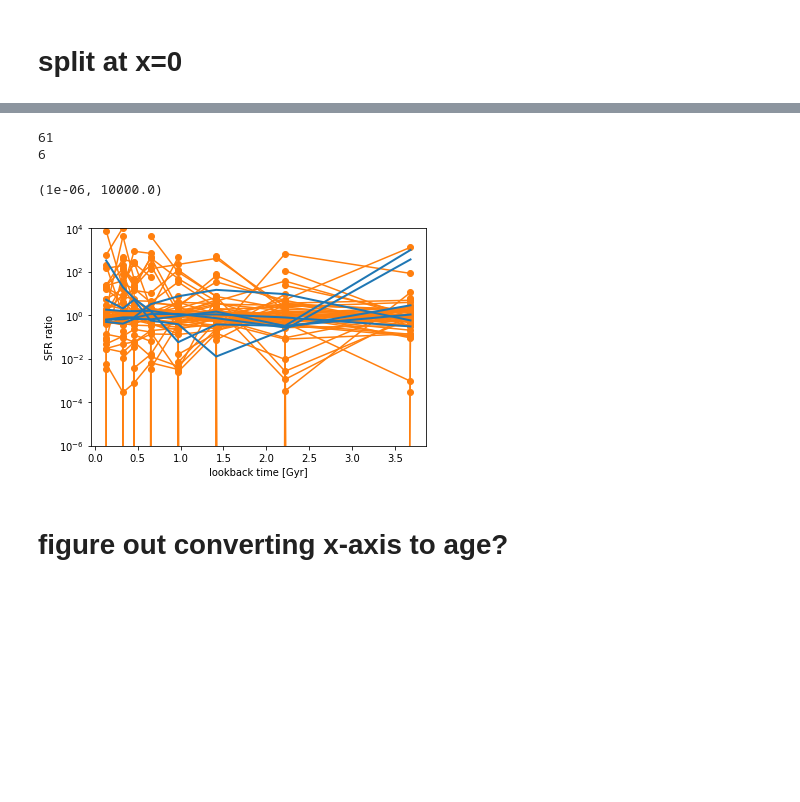
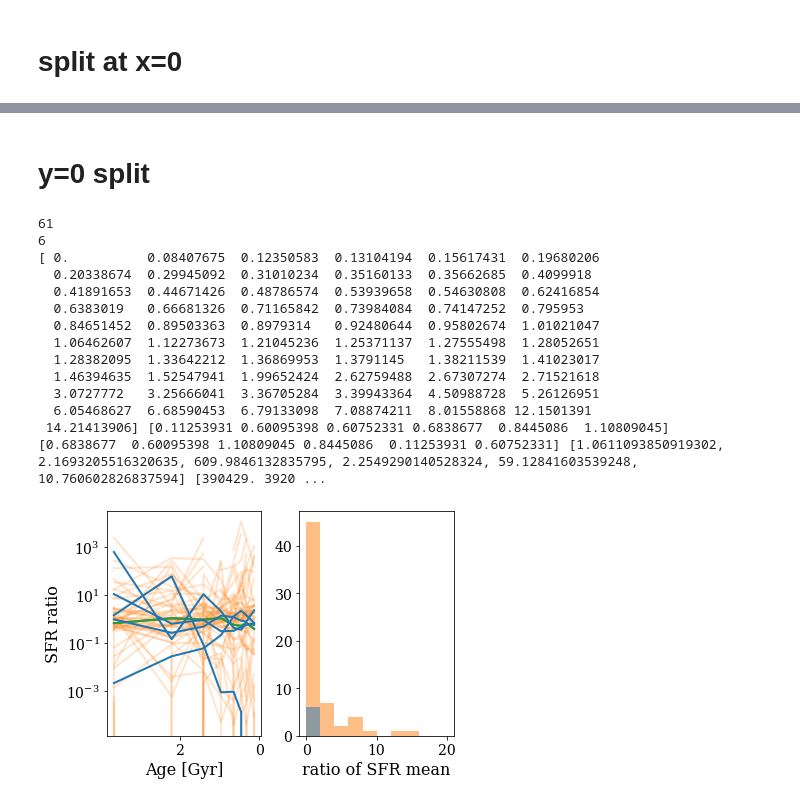
Before and after one commit to ekta1224/IllustrisAD, a Jupyter notebook: phast/SFR_ratios_Cycle29.ipynb, the cells around one changed output, grey strips where cells are left out. Cells and saved outputs as stored; diff of their text form; code cells hidden in the pictures; blank space fills up the shorter version.

```diff
--- a/phast/SFR_ratios_Cycle29.ipynb
+++ b/phast/SFR_ratios_Cycle29.ipynb
@@ -1,6 +1,7 @@
 # %%
 import numpy as np
 %pylab inline
+plt.style.use('plotting')
 # %% [output]
 Populating the interactive namespace from numpy and matplotlib
 # %% [markdown]
@@ -8,34 +91,71 @@ Populating the interactive namespace from numpy and matplotlib
+# %% [markdown]
+# y=0 split
 # %%
 plt.figure()
-
+ax = subplot(121)
+ax2 = subplot(122)
 ids0 = np.loadtxt('M31analogs_noMM8Gyr_mstar.txt') #61
 print(len(ids0))
+
+noMM_max = []
+MM_max = []
+
+noMM_avg = []
+MM_avg = []
+
 for id in ids0:
     id = int(id)
-    data = np.loadtxt('%s_SFR_time_avg_norecentMM_x0split.txt'%id)
+    data = np.loadtxt('%s_SFR_time_avg_norecentMM_y0split.txt'%id)
     ratio = data[:,1]/data[:,2]
+    noMM_avg.append(np.mean(data[:,1])/np.mean(data[:,2]))
     times = list(data[:,0])
-    plt.plot(times,ratio, 'o-',color='C1')
+    noMM_max.append(np.max(ratio))
+    ax.plot(times,ratio,color='C1',alpha=0.2)
 
 ids = np.loadtxt('M31analogs_MM1_4Gyr_mstar.txt')
 print(len(ids))
 
 for id in ids:
     id = int(id)
-    data = np.loadtxt('%s_SFR_time_avg_recentMM_x0split.txt'%id)
+    data = np.loadtxt('%s_SFR_time_avg_recentMM_y0split.txt'%id)
     ratio = data[:,1]/data[:,2]
+    MM_avg.append(np.mean(data[:,1])/np.mean(data[:,2]))
     times = list(data[:,0])
-    plt.plot(times,ratio,color='C0', lw=2)
+    MM_max.append(np.max(ratio))
+    ax.plot(times,ratio,color='C0', lw=2)
+    if id == 390429:
+        ax.plot(times,ratio,color='C2', lw=2)
 
-plt.yscale("log")
-#plt.legend()
-plt.xlabel('lookback time [Gyr]')
-plt.ylabel('SFR ratio')
-plt.ylim(1e-6, 1e4)
+ax.set_yscale("log")
+ax.invert_xaxis()
+ax.set_xlabel('Age [Gyr]')
+ax.set_ylabel('SFR ratio')
+#ax.set_ylim(0,10000)
+
+
+
+noMM_avg = np.nan_to_num(noMM_avg)
+MM_avg = np.nan_to_num(MM_avg)
+ax2.hist(noMM_avg, bins=10,range=(0,20), color='C1',alpha=0.5)
+ax2.hist(MM_avg, bins=10, range=(0,20),color='C0',alpha=0.5)
+ax2.set_xlabel('ratio of SFR mean')
+
+print(np.sort(noMM_avg), np.sort(MM_avg))
+print(MM_avg, MM_max, ids)
+plt.tight_layout()
 # %% [output]
 61
 6
+[ 0.          0.08407675  0.12350583  0.13104194  0.15617431  0.19680206
+  0.20338674  0.29945092  0.31010234  0.35160133  0.35662685  0.4099918
+  0.41891653  0.44671426  0.48786574  0.53939658  0.54630808  0.62416854
+  0.6383019   0.66681326  0.71165842  0.73984084  0.74147252  0.795953
+  0.84651452  0.89503363  0.8979314   0.92480644  0.95802674  1.01021047
+  1.06462607  1.12273673  1.21045236  1.25371137  1.27555498  1.28052651
+  1.28382095  1.33642212  1.36869953  1.3791145   1.38211539  1.41023017
+  1.46394635  1.52547941  1.99652424  2.62759488  2.67307274  2.71521618
+  3.0727772   3.25666041  3.36705284  3.39943364  4.50988728  5.26126951
+  6.05468627  6.68590453  6.79133098  7.08874211  8.01558868 12.1501391
+ 14.21413906] [0.11253931 0.60095398 0.60752331 0.6838677  0.8445086  1.10809045]
+[0.6838677  0.60095398 1.10809045 0.8445086  0.11253931 0.60752331] [1.0611093850919302, 2.1693205516320635, 609.9846132835795, 2.2549290140528324, 59.12841603539248, 10.760602826837594] [390429. 3920 ...
-(1e-06, 10000.0)
-[figure, old version]
+[figure, new version]
-# %% [markdown]
-# figure out converting x-axis to age?
```
Also changed, not shown: parts of 5 cells of this notebook, 1 other file.
